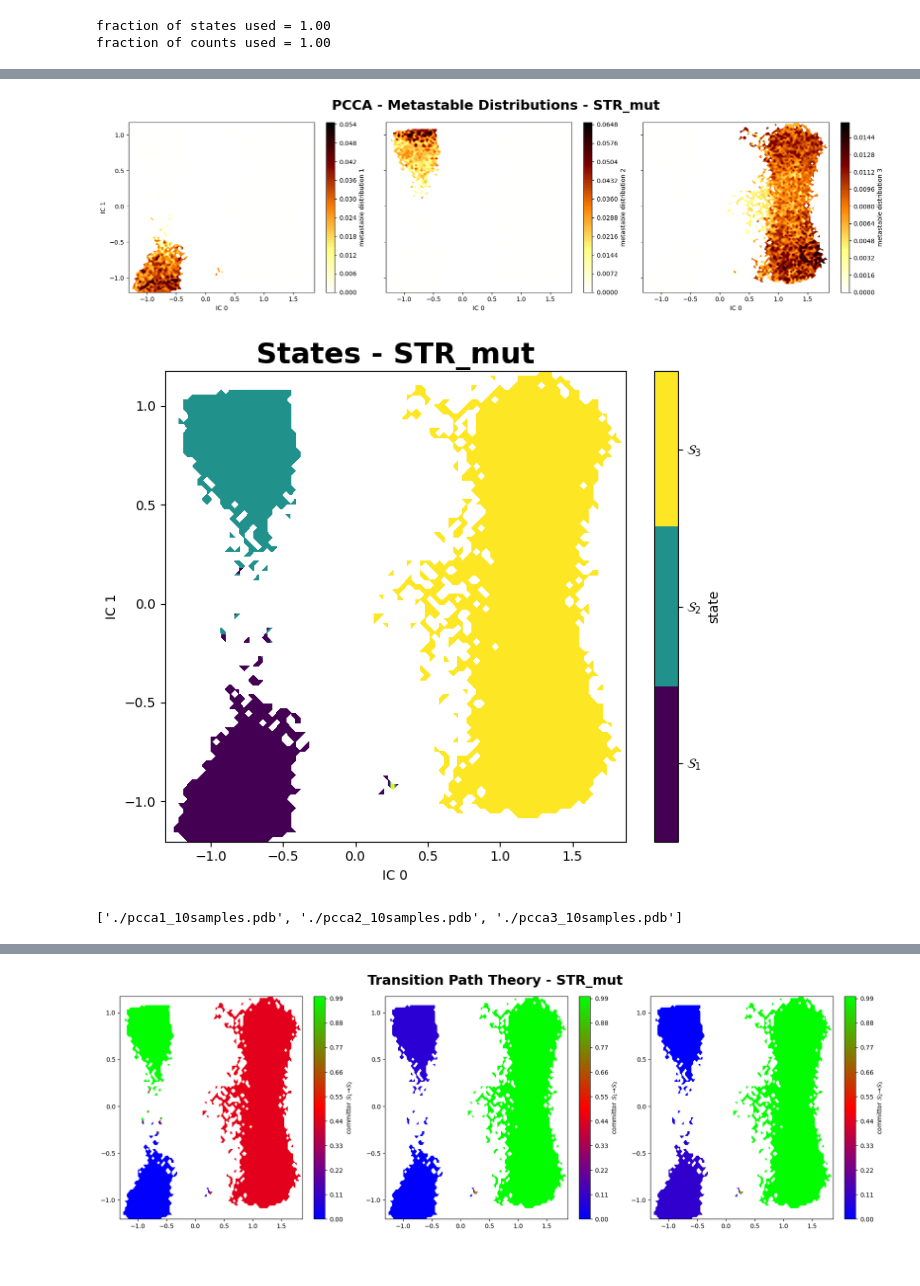
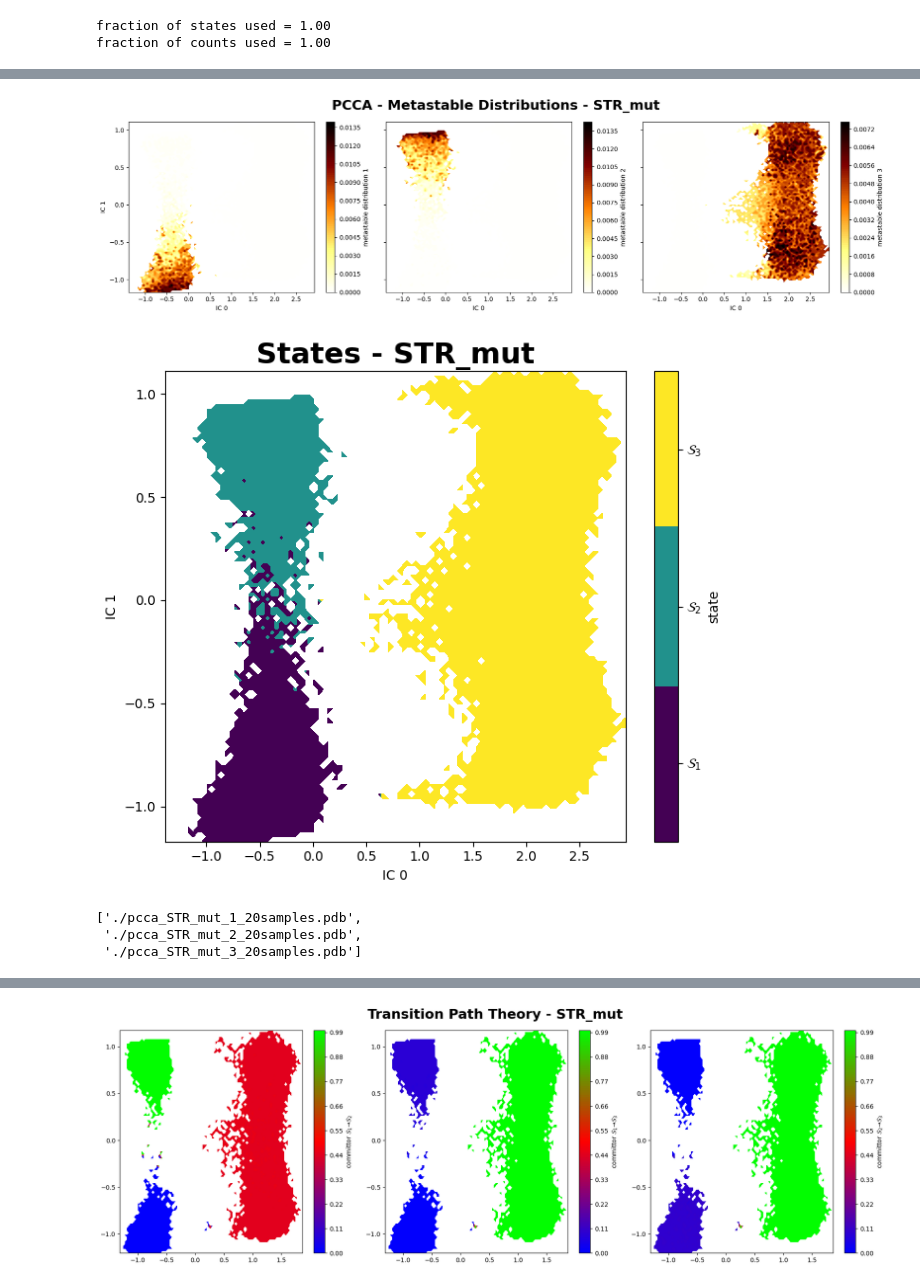
Before and after one commit to saguileran/MD-SCPI, a Jupyter notebook: NoteBooks/PyEMMA_STR_mut.ipynb, the cells around one changed output, grey strips where cells are left out. Cells and saved outputs as stored; diff of their text form; code cells hidden in the pictures.

```diff
--- a/NoteBooks/PyEMMA_STR_mut.ipynb
+++ b/NoteBooks/PyEMMA_STR_mut.ipynb
@@ -126,7 +126,7 @@ fig.tight_layout()
 # %%
 #@title Clusters
 plt.close()
-cluster = pyemma.coordinates.cluster_kmeans(tica_output, k=200, max_iter=200, stride=1, fixed_seed=1)
+cluster = pyemma.coordinates.cluster_kmeans(tica_output, k=500, max_iter=500, stride=1)#, fixed_seed=1)
 dtrajs_concatenated = np.concatenate(cluster.dtrajs)
 
 fig, ax = plt.subplots(figsize=(6, 6))
@@ -142,7 +142,7 @@ fig.tight_layout()
 #its = pyemma.msm.its(cluster.dtrajs, lags=20, nits=10, errors='bayes')
 #pyemma.plots.plot_implied_timescales(its, units='ns', dt=1.0);
 # %%
-msm = pyemma.msm.bayesian_markov_model(cluster.dtrajs, lag=5, dt_traj='1.0 ns')
+msm = pyemma.msm.bayesian_markov_model(cluster.dtrajs, lag=lagtime, dt_traj='1.0 ns')
 print('fraction of states used = {:.2f}'.format(msm.active_state_fraction))
 print('fraction of counts used = {:.2f}'.format(msm.active_count_fraction))
 # %% [output]
@@ -233,7 +233,7 @@ print('The first eigenvector is one: {} (min={}, max={})'.format(
 fig, axes = plt.subplots(1, 4, figsize=(18, 5), sharex=True, sharey=True)
 for i, ax in enumerate(axes.flat):
     pyemma.plots.plot_contour(*tica_concatenated[:, [c1,c2]].T,
-                              eigvec[dtrajs_concatenated, i + 1],
+                              eigvec[np.concatenate(msm.dtrajs_active), i + 1],
                               ax=ax,
                               cmap='PiYG',
                               cbar_label='{}. right eigenvector'.format(i + 2),
@@ -255,7 +255,7 @@ msm.pcca(nstates)
 fig, axes = plt.subplots(1, nstates, figsize=(18, 5), sharex=True, sharey=True)
 for i, ax in enumerate(axes.flat):
     pyemma.plots.plot_contour(*tica_concatenated[:, :2].T,
-                              msm.metastable_distributions[i][dtrajs_concatenated],
+                              msm.metastable_distributions[i][np.concatenate(msm.dtrajs_active)],
                               ax=ax,
                               cmap='afmhot_r',
                               mask=True,
@@ -265,30 +265,33 @@ axes[0].set_ylabel('IC '+str(c2))
 plt.suptitle('PCCA - Metastable Distributions - '+ligand, fontweight='bold', fontsize='22')
 fig.tight_layout()
 # %% [output]
-[figure, old version]
+[figure, new version]
 # %%
 #@title States
 plt.close()
-metastable_traj = msm.metastable_assignments[dtrajs_concatenated]
+metastable_traj = msm.metastable_assignments[np.concatenate(msm.dtrajs_active)]
 
 fig, ax = plt.subplots(figsize=(7, 6))
 _, _, misc = pyemma.plots.plot_state_map(
     *tica_concatenated[:, :2].T, metastable_traj, ax=ax)
 ax.set_xlabel('IC '+str(c1))
 ax.set_ylabel('IC '+str(c2))
 misc['cbar'].set_ticklabels([r'$\mathcal{S}_%d$' % (i + 1)
                              for i in range(nstates)])
 plt.title('States - '+ligand, fontweight='bold', fontsize='22')
 fig.tight_layout()
 # %% [output]
-[figure, old version]
+[figure, new version]
 # %%
 #@title PDBs Example
-pcca_samples = msm.sample_by_distributions(msm.metastable_distributions, 10)
+NoSamples = 20
+pcca_samples = msm.sample_by_distributions(msm.metastable_distributions, NoSamples)
 source = pyemma.coordinates.source(files, features=feat)
-pyemma.coordinates.save_trajs(source, pcca_samples, outfiles=['./pcca{}_10samples.pdb'.format(n + 1) for n in range(msm.n_metastable)])
+pyemma.coordinates.save_trajs(source, pcca_samples, outfiles=['./pcca_{}_{}_{}samples.pdb'.format(ligand, n+1, NoSamples) for n in range(msm.n_metastable)])
 # %% [output]
-['./pcca1_10samples.pdb', './pcca2_10samples.pdb', './pcca3_10samples.pdb']
+['./pcca_STR_mut_1_20samples.pdb',
+ './pcca_STR_mut_2_20samples.pdb',
+ './pcca_STR_mut_3_20samples.pdb']
 # %%
 # #@title Examples Visualization
 # def visualize_metastable(samples, cmap, selection='not element H'):
```
Also changed, not shown: parts of 16 cells of this notebook.
